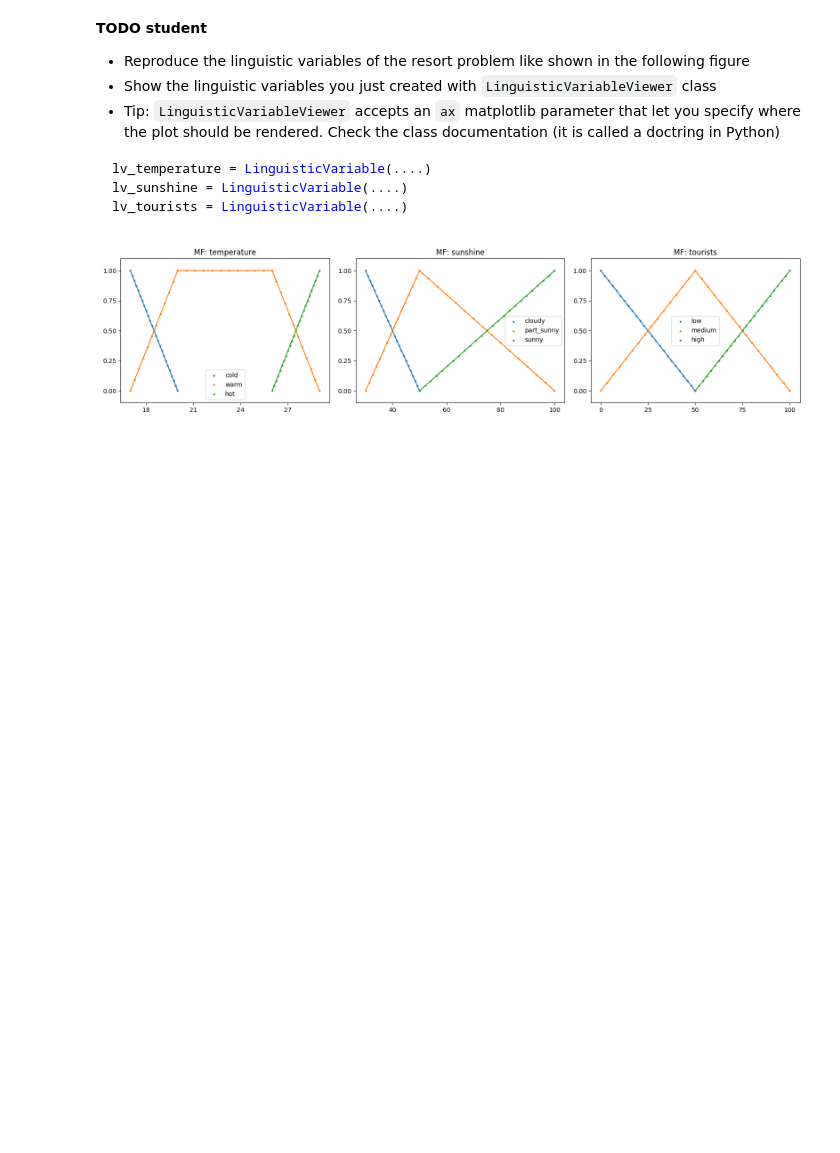
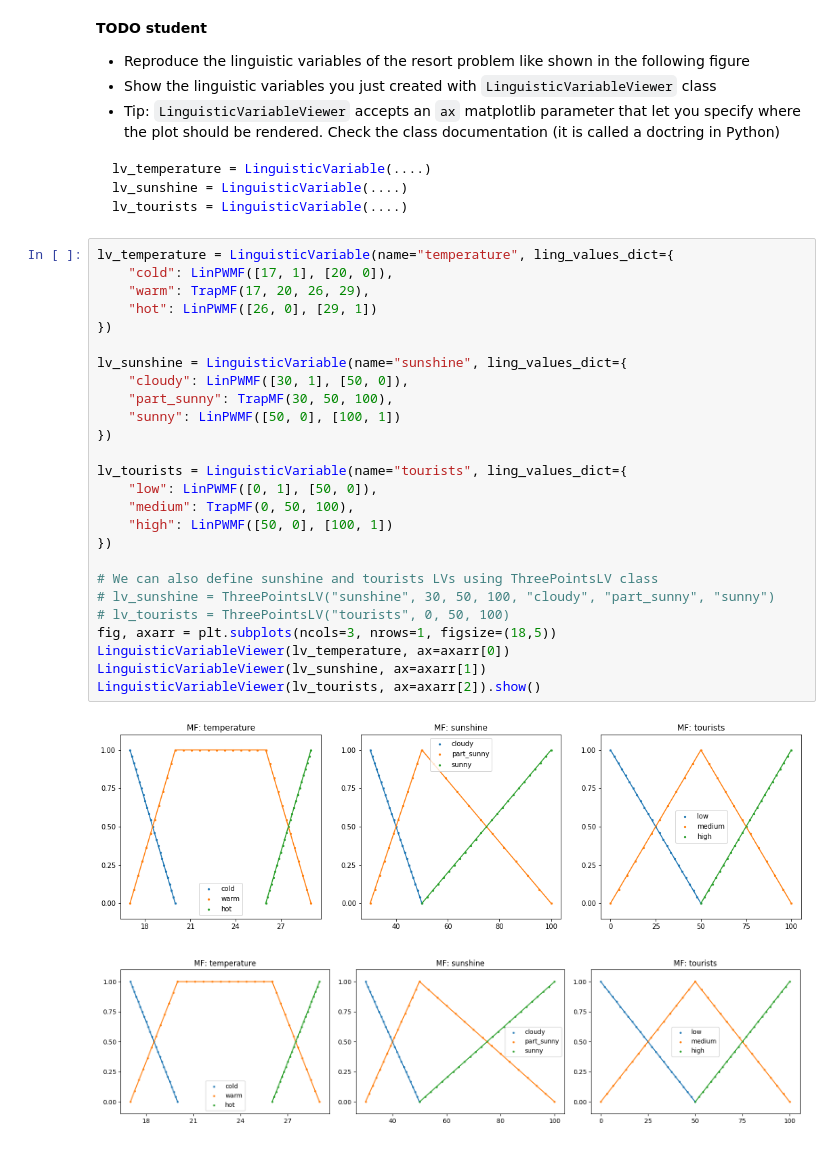
Before and after one commit to SachaKor/LFA-lab3, a Jupyter notebook: 020_linguistic_vars.ipynb, the cells around one changed output. Saved outputs shown, nothing was run; the diff lists cells and outputs as text; blank space fills up the shorter version.

````diff
--- a/020_linguistic_vars.ipynb
+++ b/020_linguistic_vars.ipynb
@@ -177,6 +177,34 @@ lv_temperature = LinguisticVariable(....)
 lv_sunshine = LinguisticVariable(....)
 lv_tourists = LinguisticVariable(....)
 ```
+# %%
+lv_temperature = LinguisticVariable(name="temperature", ling_values_dict={
+    "cold": LinPWMF([17, 1], [20, 0]),
+    "warm": TrapMF(17, 20, 26, 29),
+    "hot": LinPWMF([26, 0], [29, 1])
+})
+
+lv_sunshine = LinguisticVariable(name="sunshine", ling_values_dict={
+    "cloudy": LinPWMF([30, 1], [50, 0]),
+    "part_sunny": TrapMF(30, 50, 100),
+    "sunny": LinPWMF([50, 0], [100, 1])
+})
+
+lv_tourists = LinguisticVariable(name="tourists", ling_values_dict={
+    "low": LinPWMF([0, 1], [50, 0]),
+    "medium": TrapMF(0, 50, 100),
+    "high": LinPWMF([50, 0], [100, 1])
+})
+
+# We can also define sunshine and tourists LVs using ThreePointsLV class
+# lv_sunshine = ThreePointsLV("sunshine", 30, 50, 100, "cloudy", "part_sunny", "sunny")
+# lv_tourists = ThreePointsLV("tourists", 0, 50, 100)
+fig, axarr = plt.subplots(ncols=3, nrows=1, figsize=(18,5))
+LinguisticVariableViewer(lv_temperature, ax=axarr[0])
+LinguisticVariableViewer(lv_sunshine, ax=axarr[1])
+LinguisticVariableViewer(lv_tourists, ax=axarr[2]).show()
+# %% [output]
+[figure, added]
 # %% [markdown]
 <img src="embedded-picture-1">
 # %% [markdown]
````
Also changed, not shown: parts of 3 cells of this notebook, 5 other files.
